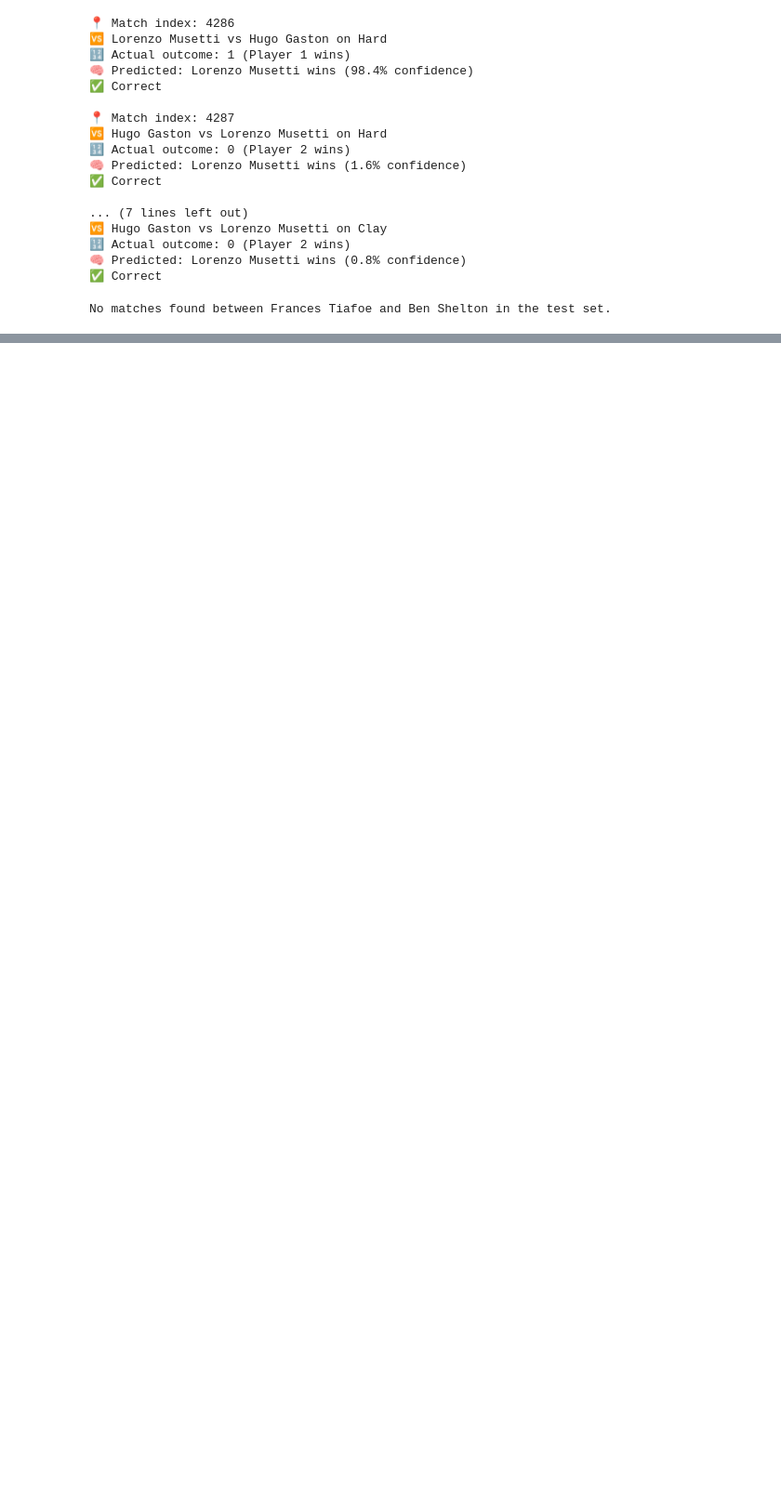
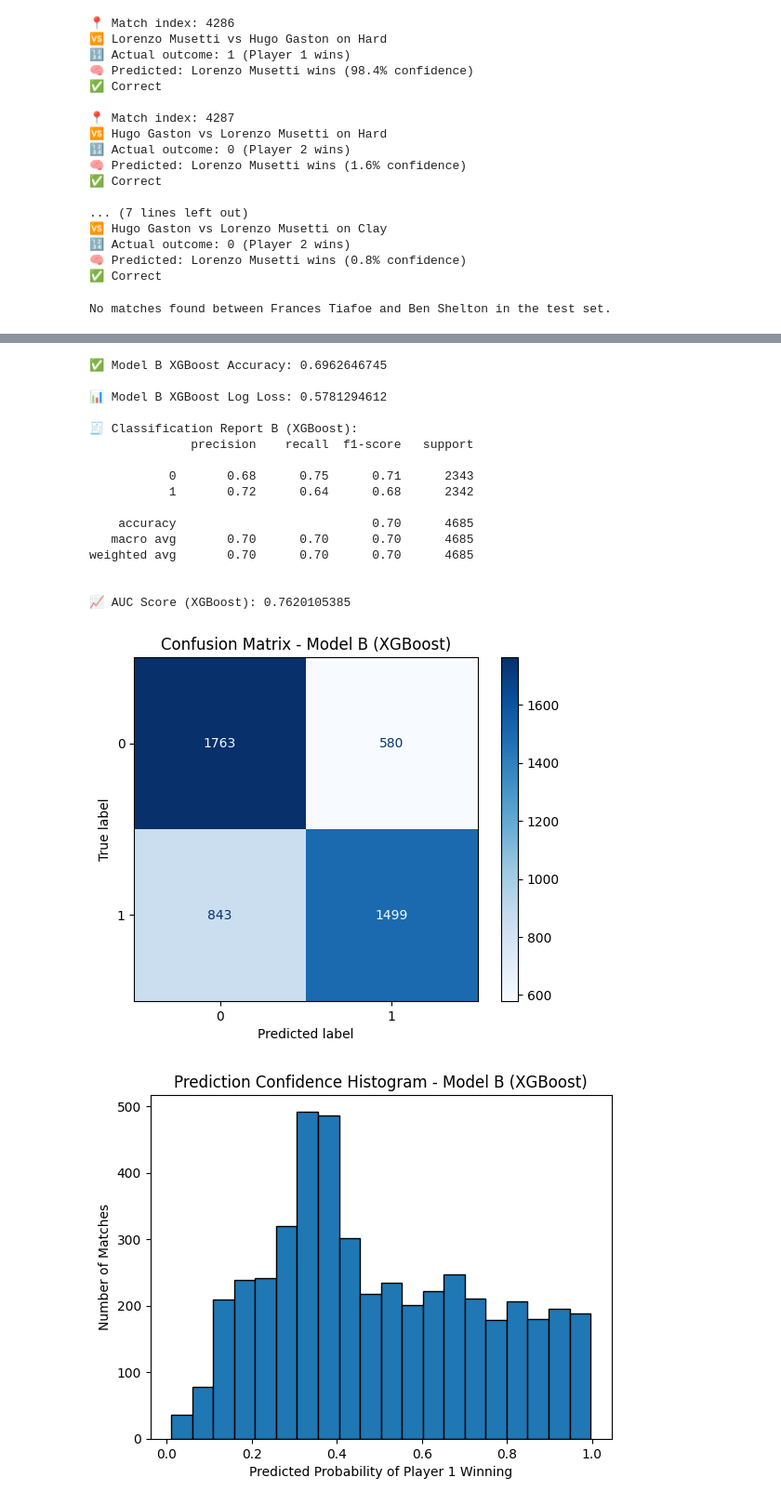
Before and after one commit to meliasean/tennis-match-predictor, a Jupyter notebook: Tennis_Match_Predictor_Original.ipynb, the cells around one changed output, grey strips where cells are left out. Shown: that part at 93% size. Saved outputs shown, nothing was run; the diff lists cells and outputs as text; code cells hidden in the pictures; blank space fills up the shorter version.

```diff
--- a/Tennis_Match_Predictor_Original.ipynb
+++ b/Tennis_Match_Predictor_Original.ipynb
@@ -2408,0 +3217,51 @@ No matches found between Frances Tiafoe and Ben Shelton in the test set.
+# %%
+from xgboost import XGBClassifier
+
+# Train model
+model_B_xgb = XGBClassifier(
+    n_estimators=200,
+    max_depth=6,
+    learning_rate=0.05,
+    subsample=0.8,
+    colsample_bytree=0.8,
+    use_label_encoder=False,
+    eval_metric='logloss',
+    random_state=42
+)
+model_B_xgb.fit(train_B[feature_cols_B], train_B['outcome'])
+
+# Evaluate
+y_test_B = test_B['outcome']
+y_pred_B_xgb = model_B_xgb.predict(test_B[feature_cols_B])
+y_proba_B_xgb = model_B_xgb.predict_proba(test_B[feature_cols_B])[:, 1]
+
+# Accuracy
+accuracy = accuracy_score(y_test_B, y_pred_B_xgb)
+print(f"\n✅ Model B XGBoost Accuracy: {accuracy:.10f}")
+
+# Log Loss
+loss = log_loss(y_test_B, y_proba_B_xgb)
+print(f"\n📊 Model B XGBoost Log Loss: {loss:.10f}")
+
+# Classification Report
+report = classification_report(y_test_B, y_pred_B_xgb)
+print(f"\n🧾 Classification Report B (XGBoost):\n{report}")
+
+# AUC Score
+auc = roc_auc_score(y_test_B, y_proba_B_xgb)
+print(f"\n📈 AUC Score (XGBoost): {auc:.10f}")
+
+# Confusion Matrix
+cm = confusion_matrix(y_test_B, y_pred_B_xgb)
+disp = ConfusionMatrixDisplay(confusion_matrix=cm, display_labels=model_B_xgb.classes_)
+disp.plot(cmap="Blues")
+plt.title("Confusion Matrix - Model B (XGBoost)")
+plt.show()
+
+# Confidence Histogram
+plt.hist(y_proba_B_xgb, bins=20, edgecolor="k")
+plt.xlabel("Predicted Probability of Player 1 Winning")
+plt.ylabel("Number of Matches")
+plt.title("Prediction Confidence Histogram - Model B (XGBoost)")
+plt.show()
+# %% [output]
@@ -2408,0 +3271,18 @@ No matches found between Frances Tiafoe and Ben Shelton in the test set.
+✅ Model B XGBoost Accuracy: 0.6962646745
+
+📊 Model B XGBoost Log Loss: 0.5781294612
+
+🧾 Classification Report B (XGBoost):
+              precision    recall  f1-score   support
+
+           0       0.68      0.75      0.71      2343
+           1       0.72      0.64      0.68      2342
+
+    accuracy                           0.70      4685
+   macro avg       0.70      0.70      0.70      4685
+weighted avg       0.70      0.70      0.70      4685
+
+
+📈 AUC Score (XGBoost): 0.7620105385
+[figure, added]
+[figure, added]
```
Also changed, not shown: parts of 46 cells of this notebook.
